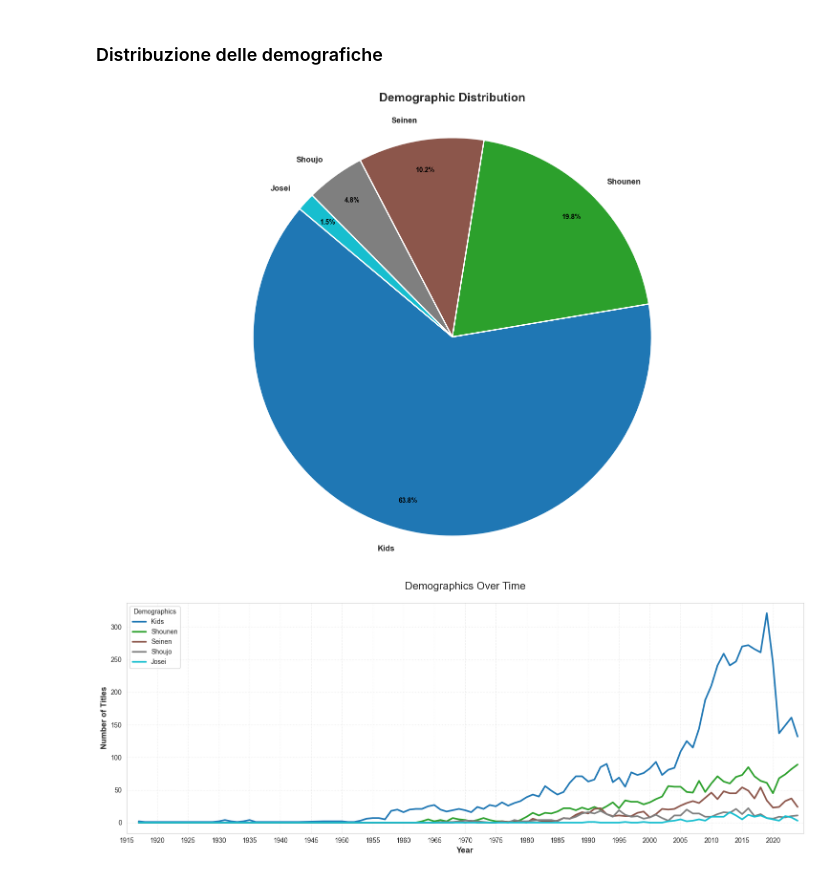
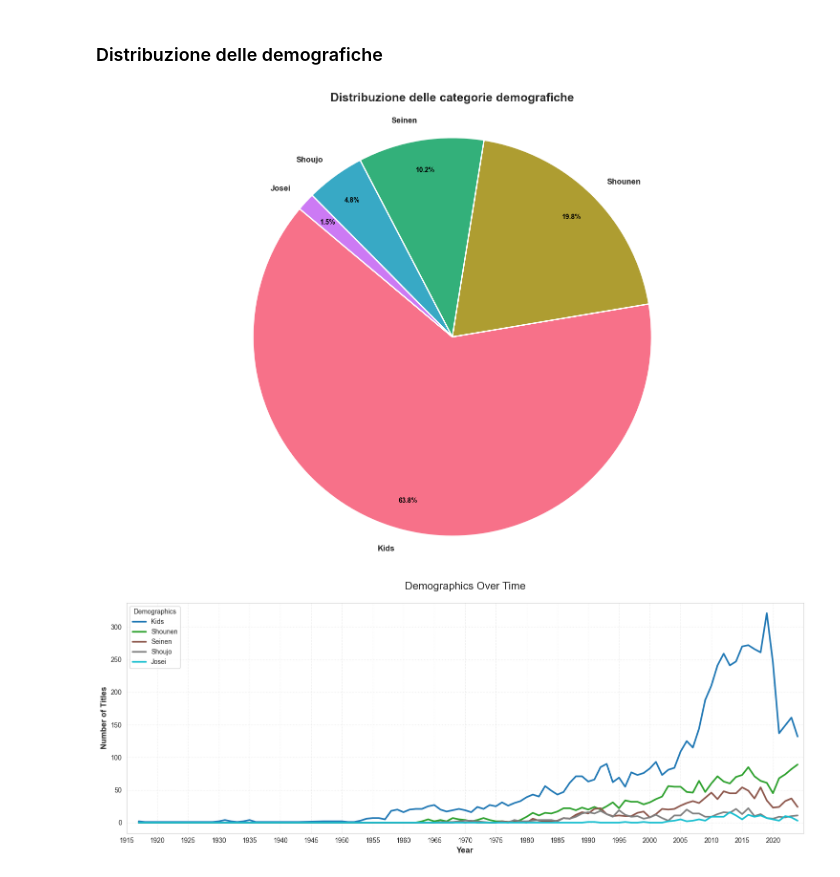
Before and after one commit to kledisateqja/hci-assignment, a Jupyter notebook: solution/notebook/storytelling.ipynb, the cells around one changed output. Saved outputs shown, nothing was run; the diff lists cells and outputs as text; code cells hidden in the pictures.

```diff
--- a/solution/notebook/storytelling.ipynb
+++ b/solution/notebook/storytelling.ipynb
@@ -1051,35 +1138,29 @@ Il secondo grafico confronta la composizione relativa degli status tra utenti is
 ### Distribuzione delle demografiche
 # %%
 details_copy = df_details.copy()
-details_copy = details_copy['demographics'].apply(eval).explode()
+details_copy = details_copy["demographics"].apply(eval).explode()
 
 demographic_count = details_copy.value_counts()
-n = len(demographic_count)
-colors = plt.cm.tab10.resampled(n)(range(n))
 
-# Pie chart
-fig, ax = plt.subplots(figsize=(15, 10))
+plt.style.use("default")
+sns.set_style("white")
+colors = sns.color_palette("husl", len(demographic_count))
+
+fig, ax = plt.subplots(figsize=(15, 10), facecolor="white")
+fig.patch.set_facecolor("white")
+ax.set_facecolor("white")
+
 wedges, texts, autotexts = ax.pie(
-    demographic_count.values,
-    labels=demographic_count.index,
-    autopct='%1.1f%%',
-    startangle=140,
-    colors=colors,
-    wedgeprops={'edgecolor': 'white', 'linewidth': 2},
-    pctdistance=0.85,
-    textprops={'fontsize': 11}
+    demographic_count.values, labels=demographic_count.index, autopct="%1.1f%%",  startangle=140, colors=colors, wedgeprops={"edgecolor": "white", "linewidth": 2}, pctdistance=0.85, textprops={"fontsize": 11}
 )
-# Miglioramenti estetici
 plt.setp(autotexts, size=10, weight="bold", color="black")
 plt.setp(texts, size=12, weight="bold")
-
-ax.set_title('Demographic Distribution', fontsize=18, pad=25, fontweight='bold')
-
-plt.axis('equal')
+ax.set_title("Distribuzione delle categorie demografiche", fontsize=18, pad=25, fontweight="bold")
+plt.axis("equal")
 plt.tight_layout()
 plt.show()
 # %% [output]
-[figure, old version]
+[figure, new version]
 # %%
 details_copy = df_details.copy()
 details_copy = details_copy[details_copy['year'] < 2025].copy()
```
Also changed, not shown: parts of 19 cells of this notebook.
